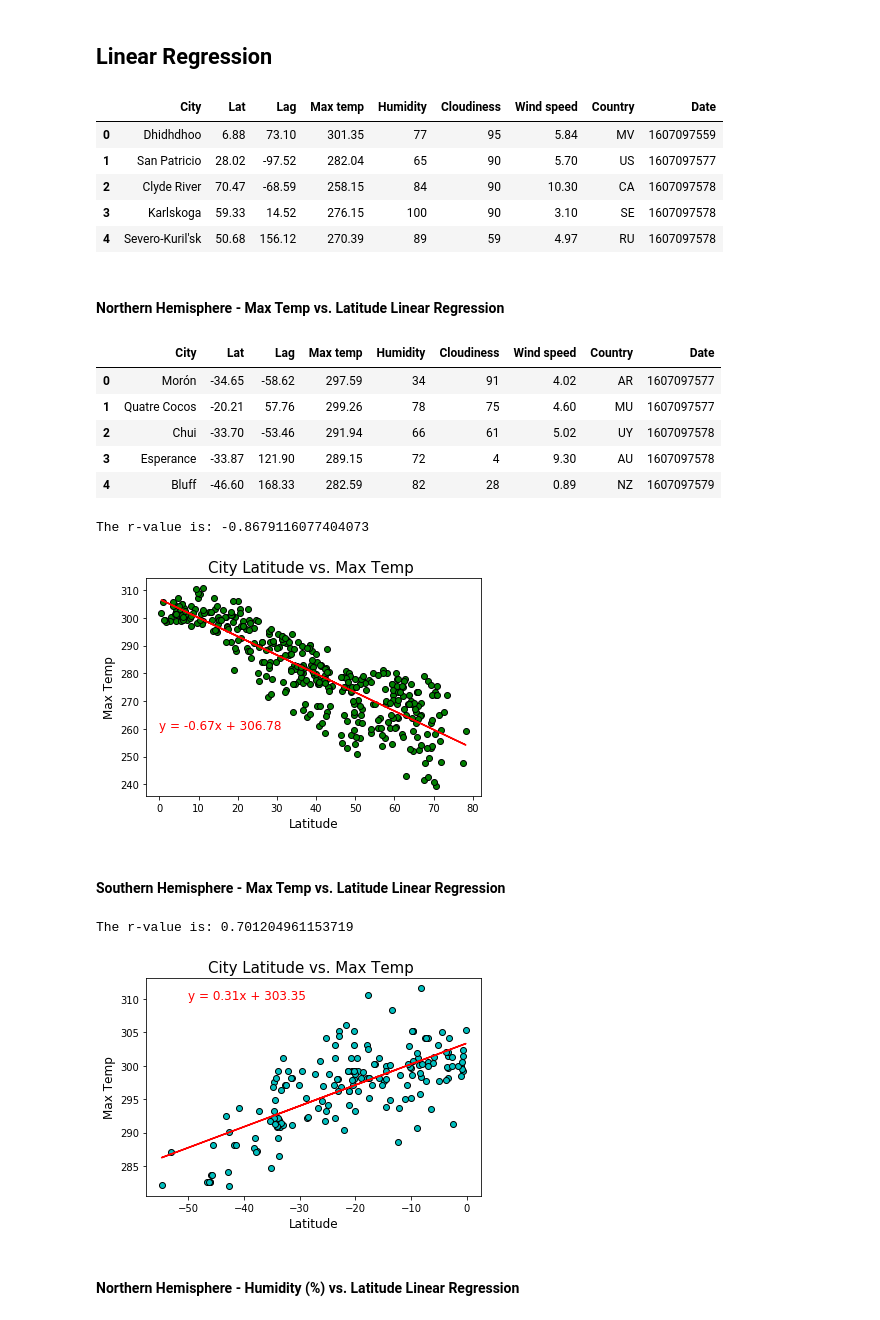
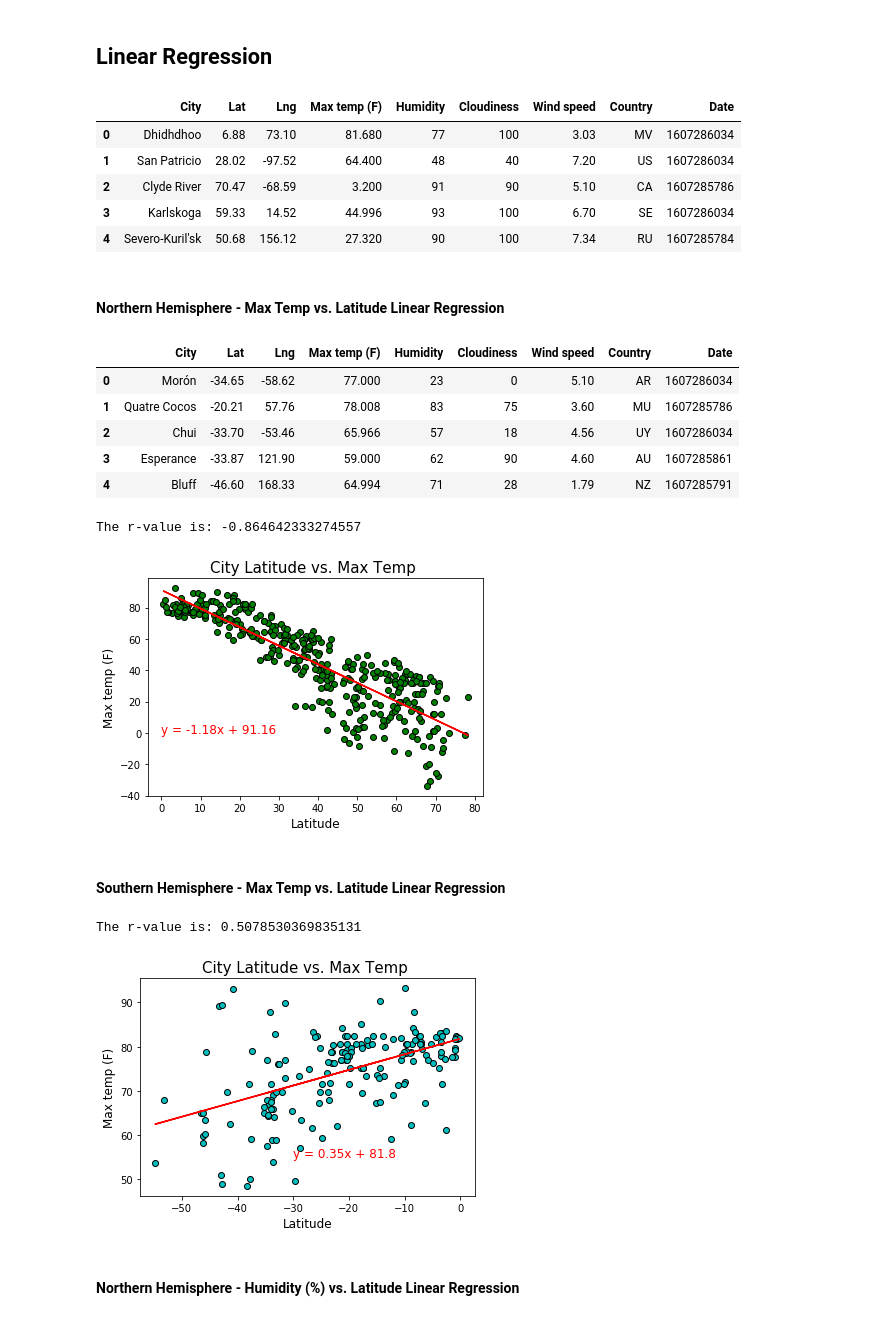
Before and after one commit to HaifaNajdawi/Python-API, a Jupyter notebook: weatherPy/WeatherPy.ipynb, the cells around one changed output. Cells and saved outputs as stored; diff of their text form; code cells hidden in the pictures.

Commit message:
Max temp (F) update

```diff
--- a/weatherPy/WeatherPy.ipynb
+++ b/weatherPy/WeatherPy.ipynb
@@ -67,7 +67,7 @@ query_url = f"{url}appid={weather_api_key}&q="
 city_dict = {
     "City": [],
     "Lat": [],
-    "Lag":[],
+    "Lng":[],
     "Max temp":[],
     "Humidity":[],
     "Cloudiness":[],
@@ -84,7 +84,7 @@ for city in cities:
         print(f"Processing record {count%50} Set {(math.floor(count/50)+1)} : | {city}")
         city_dict['City'].append(city_response["name"])
         city_dict['Lat'].append(city_response["coord"]["lat"])
-        city_dict['Lag'].append(city_response["coord"]["lon"])
+        city_dict['Lng'].append(city_response["coord"]["lon"])
         city_dict['Max temp'].append(city_response["main"]["temp_max"])
         city_dict['Humidity'].append(city_response["main"]["humidity"])
         city_dict['Cloudiness'].append(city_response["clouds"]["all"])
@@ -100,7 +100,6 @@ for city in cities:
 print("-------------------------")
 print("Data Retrieval Complete ")
 print("-------------------------")
-len(date)
 # %% [output]
 Beginning Data Retrieval
 -------------------------
@@ -141,0 +136,7 @@ None
+# %%
+city_data["Max temp (F)"]= city_data["Max temp"] * 9/5 - 459.67
+
+clean_city_data =city_data [["City","Lat","Lng","Max temp (F)","Humidity","Cloudiness","Wind speed","Country","Date"]]
+clean_city_data.head()
+# output_path = os.path.join("output_data", "clean_city_data.csv")
+# city_csv=clean_city_data.to_csv(output_path, sep = ",", index=False)
@@ -236,67 +243,67 @@ plt.show()
 # %% [markdown]
 ## Linear Regression
 # %%
-northern = city_data[city_data["Lat"] >= 0].reset_index().drop(["index"],axis=1)
+northern = clean_city_data[clean_city_data["Lat"] >= 0].reset_index().drop(["index"],axis=1)
 northern.head()
 # %% [output]
-|  | City | Lat | Lag | Max temp | Humidity | Cloudiness | Wind speed | Country | Date |
-| 0 | Dhidhdhoo | 6.88 | 73.10 | 301.35 | 77 | 95 | 5.84 | MV | 1607097559 |
-| 1 | San Patricio | 28.02 | -97.52 | 282.04 | 65 | 90 | 5.70 | US | 1607097577 |
-| 2 | Clyde River | 70.47 | -68.59 | 258.15 | 84 | 90 | 10.30 | CA | 1607097578 |
-| 3 | Karlskoga | 59.33 | 14.52 | 276.15 | 100 | 90 | 3.10 | SE | 1607097578 |
-| 4 | Severo-Kuril'sk | 50.68 | 156.12 | 270.39 | 89 | 59 | 4.97 | RU | 1607097578 |
+|  | City | Lat | Lng | Max temp (F) | Humidity | Cloudiness | Wind speed | Country | Date |
+| 0 | Dhidhdhoo | 6.88 | 73.10 | 81.680 | 77 | 100 | 3.03 | MV | 1607286034 |
+| 1 | San Patricio | 28.02 | -97.52 | 64.400 | 48 | 40 | 7.20 | US | 1607286034 |
+| 2 | Clyde River | 70.47 | -68.59 | 3.200 | 91 | 90 | 5.10 | CA | 1607285786 |
+| 3 | Karlskoga | 59.33 | 14.52 | 44.996 | 93 | 100 | 6.70 | SE | 1607286034 |
+| 4 | Severo-Kuril'sk | 50.68 | 156.12 | 27.320 | 90 | 100 | 7.34 | RU | 1607285784 |
 # %% [markdown]
 ####  Northern Hemisphere - Max Temp vs. Latitude Linear Regression
 # %%
-southren=city_data[city_data["Lat"]< 0].reset_index().drop(["index"],axis=1)
+southren=clean_city_data[clean_city_data["Lat"]< 0].reset_index().drop(["index"],axis=1)
 southren.head()
 # %% [output]
-|  | City | Lat | Lag | Max temp | Humidity | Cloudiness | Wind speed | Country | Date |
-| 0 | Morón | -34.65 | -58.62 | 297.59 | 34 | 91 | 4.02 | AR | 1607097577 |
-| 1 | Quatre Cocos | -20.21 | 57.76 | 299.26 | 78 | 75 | 4.60 | MU | 1607097577 |
-| 2 | Chui | -33.70 | -53.46 | 291.94 | 66 | 61 | 5.02 | UY | 1607097578 |
-| 3 | Esperance | -33.87 | 121.90 | 289.15 | 72 | 4 | 9.30 | AU | 1607097578 |
-| 4 | Bluff | -46.60 | 168.33 | 282.59 | 82 | 28 | 0.89 | NZ | 1607097579 |
+|  | City | Lat | Lng | Max temp (F) | Humidity | Cloudiness | Wind speed | Country | Date |
+| 0 | Morón | -34.65 | -58.62 | 77.000 | 23 | 0 | 5.10 | AR | 1607286034 |
+| 1 | Quatre Cocos | -20.21 | 57.76 | 78.008 | 83 | 75 | 3.60 | MU | 1607285786 |
+| 2 | Chui | -33.70 | -53.46 | 65.966 | 57 | 18 | 4.56 | UY | 1607286034 |
+| 3 | Esperance | -33.87 | 121.90 | 59.000 | 62 | 90 | 4.60 | AU | 1607285861 |
+| 4 | Bluff | -46.60 | 168.33 | 64.994 | 71 | 28 | 1.79 | NZ | 1607285791 |
 # %%
 lat_north=northern["Lat"]
-max_temp_north=northern["Max temp"]
+max_temp_north=northern["Max temp (F)"]
 plt.scatter(lat_north,max_temp_north,color="g",edgecolors="k",alpha=1)
 plt.xlabel("Latitude",fontsize=12)
-plt.ylabel("Max Temp",fontsize=12)
+plt.ylabel("Max temp (F)",fontsize=12)
 plt.title("City Latitude vs. Max Temp ",fontsize=15)
 correlation=st.pearsonr(lat_north,max_temp_north)
 (slope, intercept, rvalue, pvalue, stderr) = linregress(lat_north, max_temp_north)
 regress_values = lat_north * slope + intercept
 line_eq = "y = " + str(round(slope,2)) + "x + " + str(round(intercept,2))
 plt.plot(lat_north,regress_values,"r")
-plt.annotate(line_eq,(0,260),fontsize=12,color='r')
+plt.annotate(line_eq,(0,0),fontsize=12,color='r')
 print(f"The r-value is: {rvalue}")
 plt.savefig("output_data/Linear Northern City Latitude vs. Max Temp.png")
 plt.show()
 # %% [output]
-The r-value is: -0.8679116077404073
+The r-value is: -0.864642333274557
-[figure, old version]
+[figure, new version]
 # %% [markdown]
 ####  Southern Hemisphere - Max Temp vs. Latitude Linear Regression
 # %%
 lat_south=southren["Lat"]
-max_temp_south=southren["Max temp"]
+max_temp_south=southren["Max temp (F)"]
 plt.scatter(lat_south,max_temp_south,color="c",edgecolors="k",alpha=1)
 plt.xlabel("Latitude",fontsize=12)
-plt.ylabel("Max Temp",fontsize=12)
+plt.ylabel("Max temp (F)",fontsize=12)
 plt.title("City Latitude vs. Max Temp ",fontsize=15)
 correlation=st.pearsonr(lat_south,max_temp_south)
 (slope, intercept, rvalue, pvalue, stderr) = linregress(lat_south, max_temp_south)
 regress_values = lat_south * slope + intercept
 line_eq = "y = " + str(round(slope,2)) + "x + " + str(round(intercept,2))
 plt.plot(lat_south,regress_values,"r")
-plt.annotate(line_eq,(-50,310),fontsize=12,color='r')
+plt.annotate(line_eq,(-30,55),fontsize=12,color='r')
 print(f"The r-value is: {rvalue}")
 plt.savefig("output_data/Linear Southern City Latitude vs. Max Temp.png")
 plt.show()
 # %% [output]
-The r-value is: 0.701204961153719
+The r-value is: 0.5078530369835131
-[figure, old version]
+[figure, new version]
 # %% [markdown]
 ####  Northern Hemisphere - Humidity (%) vs. Latitude Linear Regression
 # %%
```
Also changed, not shown: parts of 16 cells of this notebook, 15 other files.
